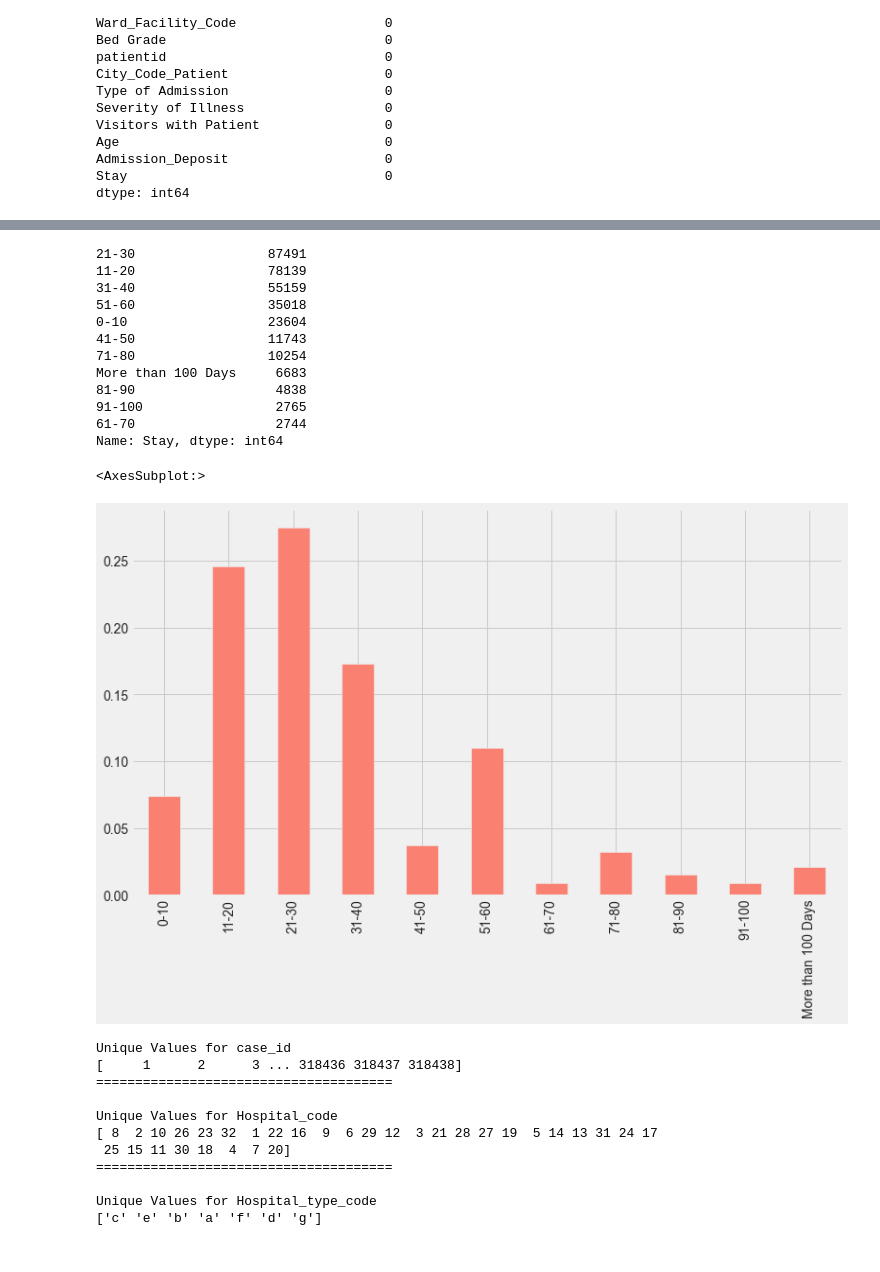
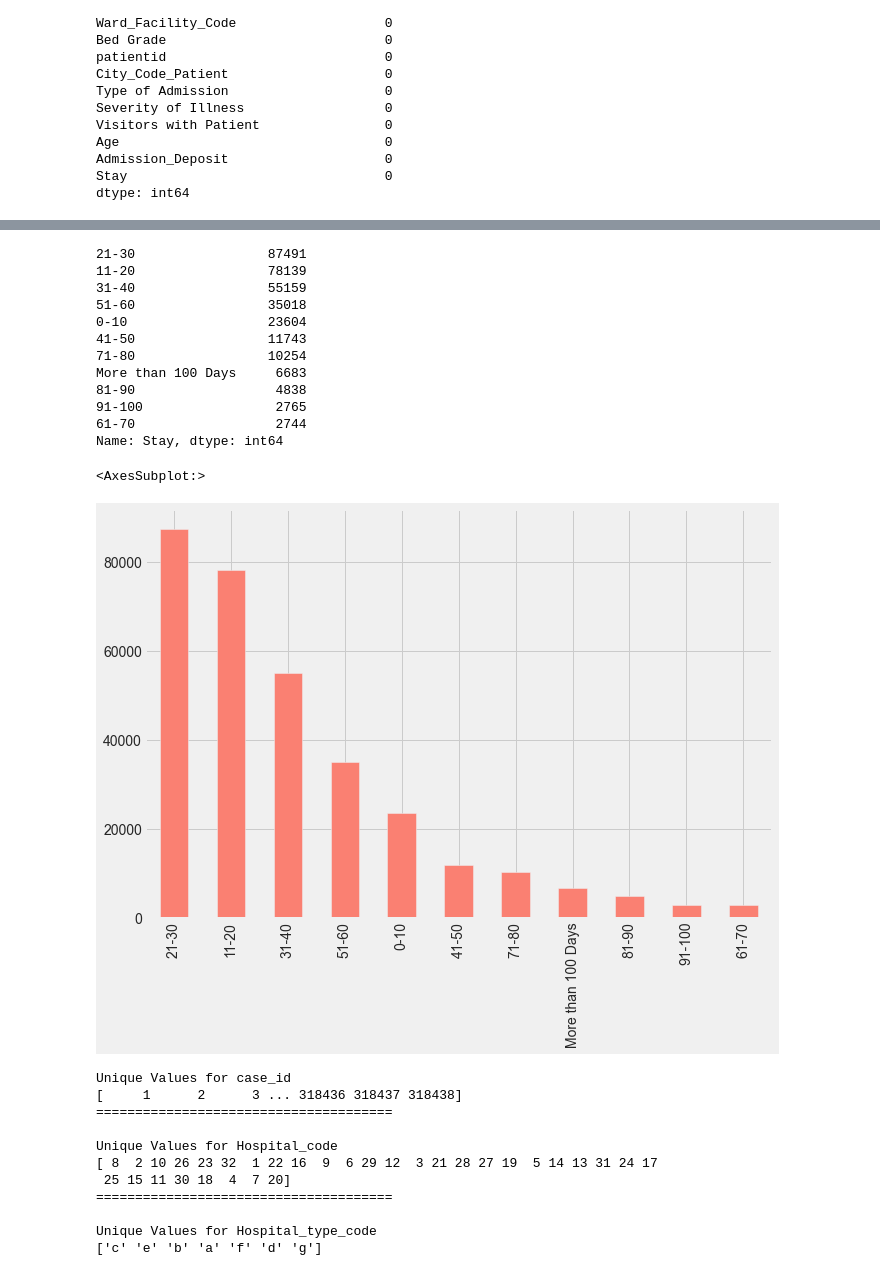
Before and after one commit to georgespap/healthcare_covid19, a Jupyter notebook: python_code_ipynb/HEALTHCARE.ipynb, the cells around one changed output, grey strips where cells are left out. Saved outputs shown, nothing was run; the diff lists cells and outputs as text; code cells hidden in the pictures.

```diff
--- a/python_code_ipynb/HEALTHCARE.ipynb
+++ b/python_code_ipynb/HEALTHCARE.ipynb
@@ -144,6 +54,6 @@ dictionary
 | 16 | Admission_Deposit | Deposit at the Admission Time |
 | 17 | Stay | Stay Days by the patient |
 # %%
-sample = pd.read_csv('sample_sub.csv')
-sample.head()
+data=pd.read_csv('train_data.csv')
+data.head()
 # %% [output]
@@ -212,4 +122,4 @@ dtype: int64
 # %%
-train['Bed Grade'].fillna(statistics.mode(train['Bed Grade']),inplace=True)
-train['City_Code_Patient'].fillna(statistics.mode(train['City_Code_Patient']),inplace=True)
+data['Bed Grade'].fillna(statistics.mode(data['Bed Grade']),inplace=True)
+data['City_Code_Patient'].fillna(statistics.mode(data['City_Code_Patient']),inplace=True)
 # %%
@@ -253,22 +149,22 @@ train['Age'].value_counts(normalize=True,sort=True).sort_index().plot.bar(figsiz
 # %%
 # Distribution of target feature
-print(train.Stay.value_counts())
+print(data.Stay.value_counts())
 plt.figure(figsize=(10,7))
-train.Stay.value_counts(normalize=True).sort_index().plot(kind="bar", figsize=(12, 7),color = ['Salmon'])
+data.Stay.value_counts().plot(kind="bar", color = ['Salmon'])
 # %% [output]
 21-30                 87491
 11-20                 78139
 31-40                 55159
 51-60                 35018
 0-10                  23604
 41-50                 11743
 71-80                 10254
 More than 100 Days     6683
 81-90                  4838
 91-100                 2765
 61-70                  2744
 Name: Stay, dtype: int64
 <AxesSubplot:>
-[figure, old version]
+[figure, new version]
 # %%
 # Check for unique values in every column
```
Also changed, not shown: parts of 105 cells of this notebook.
